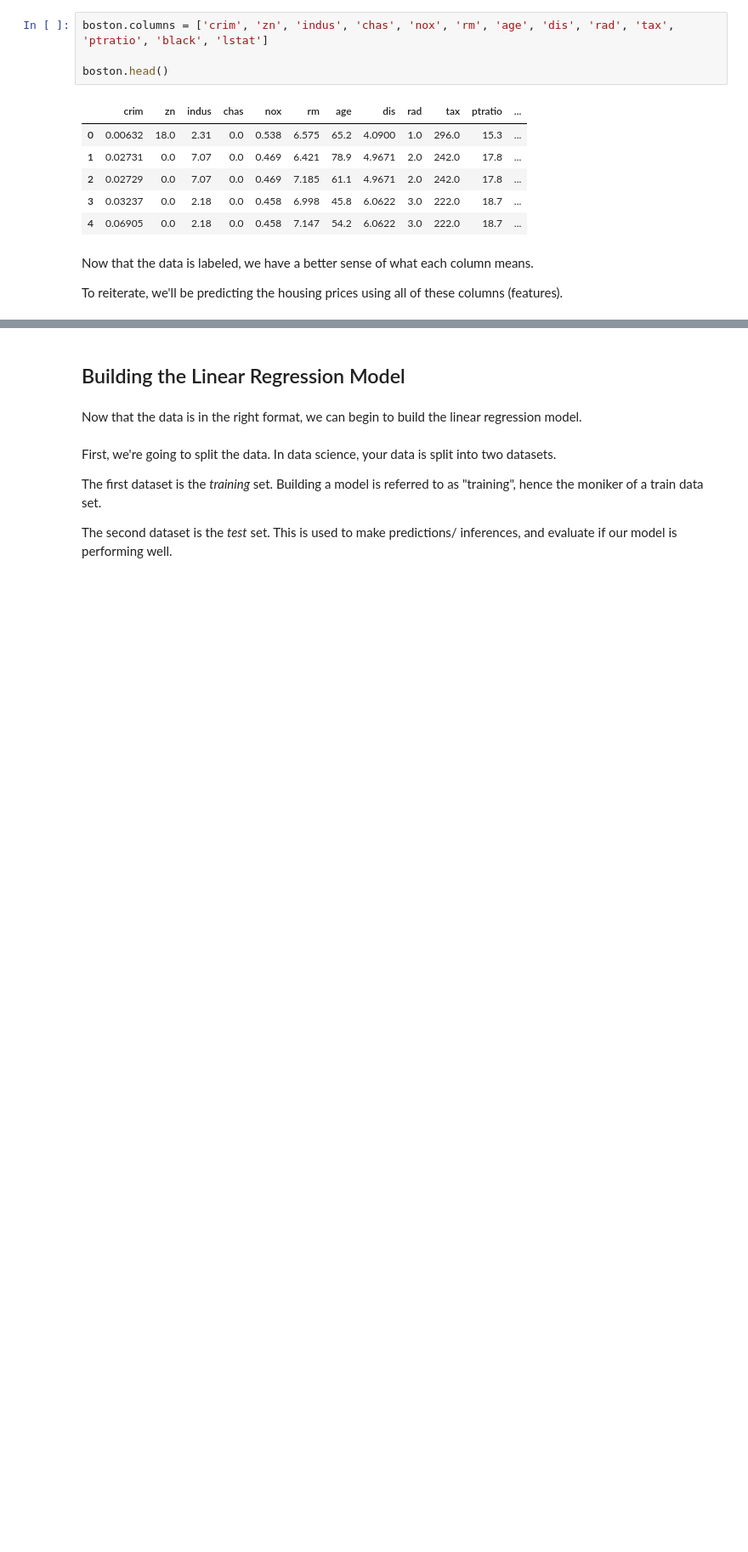
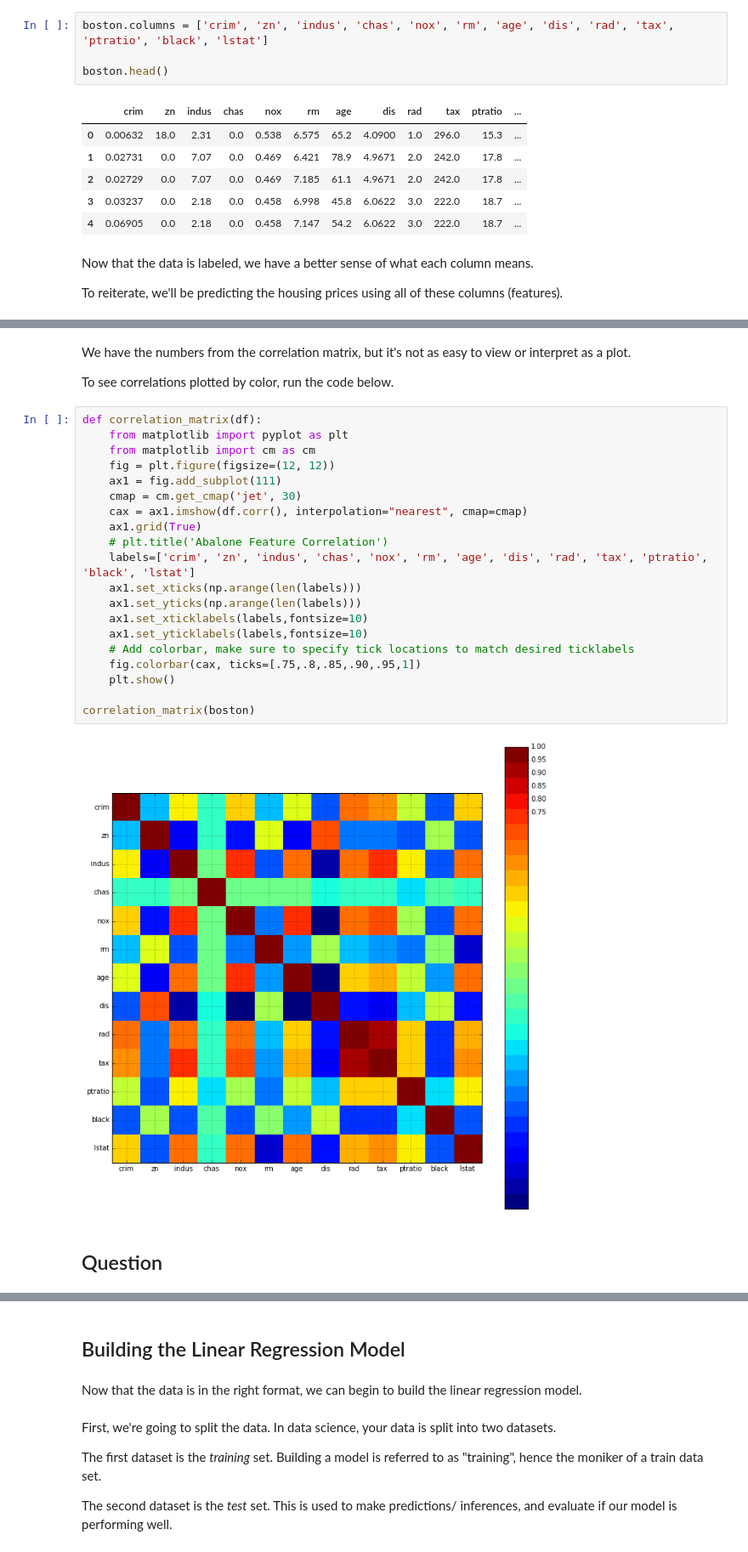
Before and after one commit to gregwchase/linear-regression-lesson, a Jupyter notebook: Linear Regression Lesson.ipynb, the cells around one changed output, grey strips where cells are left out. Shown: that part at 85% size. Drawn from its saved outputs; the diff is of its cells as text; blank space fills up the shorter version.

Commit message:
Added correlation plot to the iPython Notebook

```diff
--- a/Linear Regression Lesson.ipynb
+++ b/Linear Regression Lesson.ipynb
@@ -59,0 +101,28 @@ To reiterate, we'll be predicting the housing prices using all of these columns
+# %% [markdown]
+We have the numbers from the correlation matrix, but it's not as easy to view or interpret as a plot.
+
+To see correlations plotted by color, run the code below.
+# %%
+def correlation_matrix(df):
+    from matplotlib import pyplot as plt
+    from matplotlib import cm as cm
+    fig = plt.figure(figsize=(12, 12))
+    ax1 = fig.add_subplot(111)
+    cmap = cm.get_cmap('jet', 30)
+    cax = ax1.imshow(df.corr(), interpolation="nearest", cmap=cmap)
+    ax1.grid(True)
+    # plt.title('Abalone Feature Correlation')
+    labels=['crim', 'zn', 'indus', 'chas', 'nox', 'rm', 'age', 'dis', 'rad', 'tax', 'ptratio', 'black', 'lstat']
+    ax1.set_xticks(np.arange(len(labels)))
+    ax1.set_yticks(np.arange(len(labels)))
+    ax1.set_xticklabels(labels,fontsize=10)
+    ax1.set_yticklabels(labels,fontsize=10)
+    # Add colorbar, make sure to specify tick locations to match desired ticklabels
+    fig.colorbar(cax, ticks=[.75,.8,.85,.90,.95,1])
+    plt.show()
+
+correlation_matrix(boston)
+# %% [output]
+[figure, added]
+# %% [markdown]
+## Question
```
Also changed, not shown: parts of 18 cells of this notebook.
